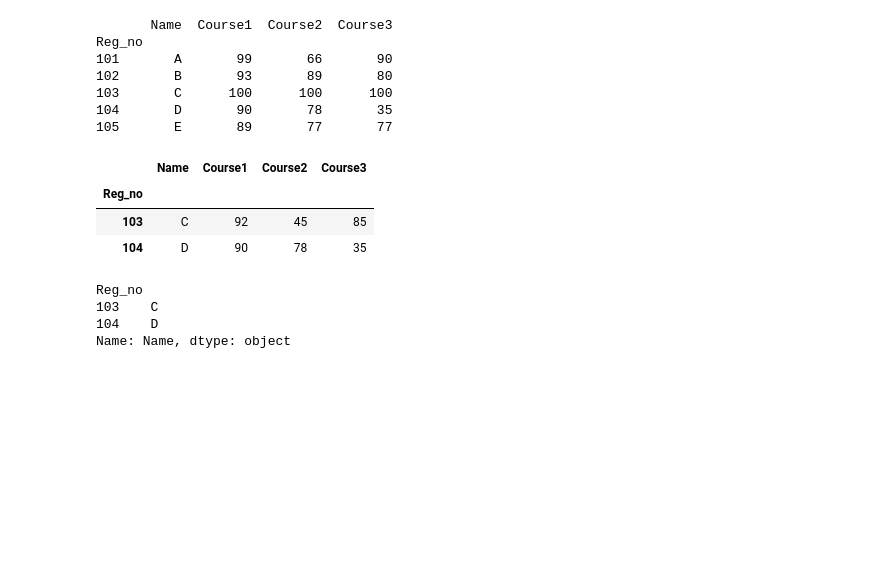
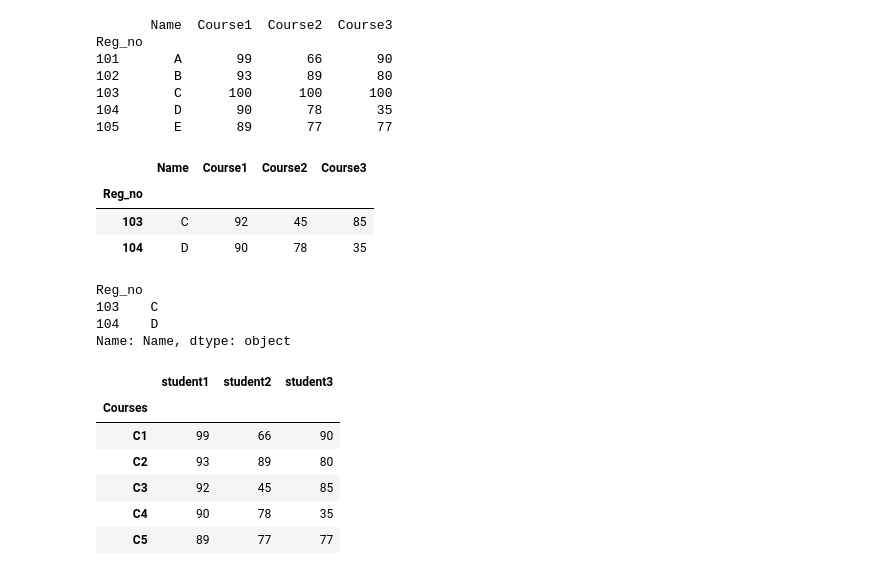
Before and after one commit to dheephiga/python-wgs, a Jupyter notebook: numpy_pandas/adv_pandas.ipynb, the cells around one changed output. Drawn from its saved outputs; the diff is of its cells as text; code cells hidden in the pictures; blank space fills up the shorter version.

Commit message:
modified:   numpy_pandas/1_Indexing_and_selecting_data.ipynb 	modified:   numpy_pandas/2_Groupby_operations.ipynb 	modified:   numpy_pandas/adv_pandas.ipynb

```diff
--- a/numpy_pandas/adv_pandas.ipynb
+++ b/numpy_pandas/adv_pandas.ipynb
@@ -80,3 +80,19 @@ Reg_no
 103    C
 104    D
 Name: Name, dtype: object
+# %%
+data2 = {'Courses': ['C1','C2','C3','C4','C5'],
+        'student1': [99,93,92,90,89],
+        'student2': [66,89,45,78,77],
+        'student3': [90,80,85,35,77],}
+df2 = pd.DataFrame(data2)
+df2 = df2.set_index('Courses')
+df2
+# %% [output]
+|  | student1 | student2 | student3 |
+| Courses |  |  |  |
+| C1 | 99 | 66 | 90 |
+| C2 | 93 | 89 | 80 |
+| C3 | 92 | 45 | 85 |
+| C4 | 90 | 78 | 35 |
+| C5 | 89 | 77 | 77 |
```
Also changed, not shown: 1 other file.
